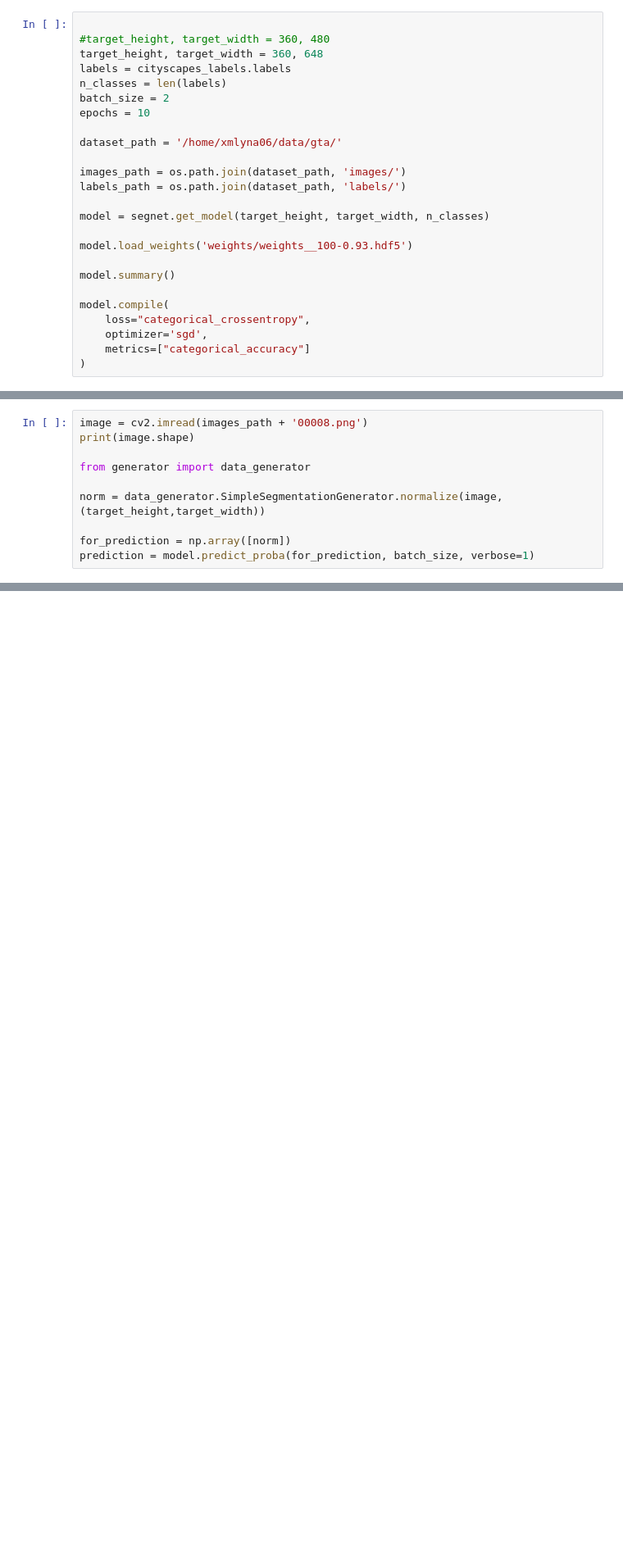
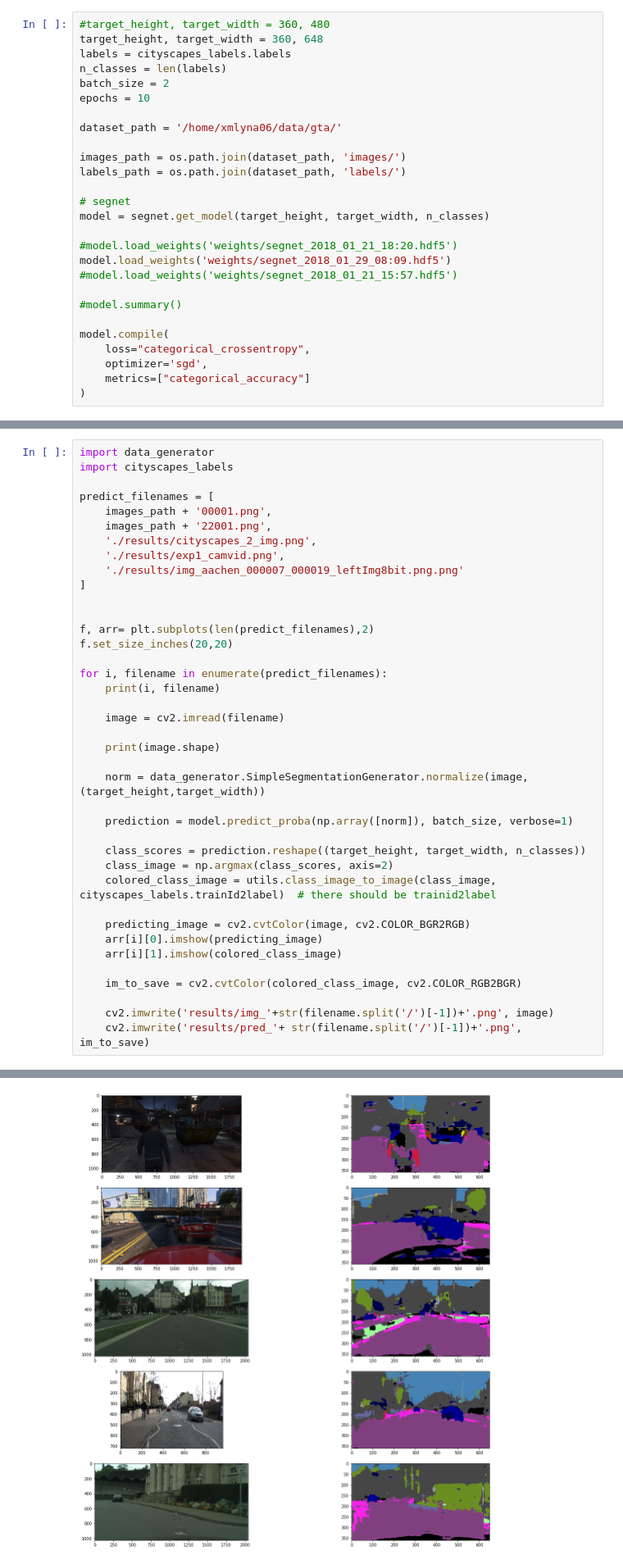
Before and after one commit to mlykotom/video-segmentation, a Jupyter notebook: vizualize.ipynb, the cells around one changed output, grey strips where cells are left out. Shown at 82% size. Saved outputs shown, nothing was run; the diff lists cells and outputs as text; blank space fills up the shorter version.

Commit message:
Some results on segnet

```diff
--- a/vizualize.ipynb
+++ b/vizualize.ipynb
@@ -37,6 +38,5 @@ Sat Jan 20 18:31:27 2018
 +-----------------------------------------------------------------------------+
 # %%
-
 #target_height, target_width = 360, 480
 target_height, target_width = 360, 648
 labels = cityscapes_labels.labels
@@ -49,11 +49,14 @@ dataset_path = '/home/xmlyna06/data/gta/'
 images_path = os.path.join(dataset_path, 'images/')
 labels_path = os.path.join(dataset_path, 'labels/')
 
+# segnet
 model = segnet.get_model(target_height, target_width, n_classes)
 
-model.load_weights('weights/weights__100-0.93.hdf5')
+#model.load_weights('weights/segnet_2018_01_21_18:20.hdf5')
+model.load_weights('weights/segnet_2018_01_29_08:09.hdf5')
+#model.load_weights('weights/segnet_2018_01_21_15:57.hdf5')
 
-model.summary()
+#model.summary()
 
 model.compile(
     loss="categorical_crossentropy",
@@ -81,10 +65,0 @@ _________________________________________________________________
-# %%
-image = cv2.imread(images_path + '00008.png')
-print(image.shape)
-
-from generator import data_generator
-
-norm = data_generator.SimpleSegmentationGenerator.normalize(image, (target_height,target_width))
-
-for_prediction = np.array([norm])
-prediction = model.predict_proba(for_prediction, batch_size, verbose=1)
@@ -114,0 +66,40 @@ arr[1].imshow(colored_class_image)
+# %%
+import data_generator
+import cityscapes_labels
+
+predict_filenames = [
+    images_path + '00001.png',
+    images_path + '22001.png',
+    './results/cityscapes_2_img.png',
+    './results/exp1_camvid.png',
+    './results/img_aachen_000007_000019_leftImg8bit.png.png'
+]
+
+
+f, arr= plt.subplots(len(predict_filenames),2)
+f.set_size_inches(20,20)
+
+for i, filename in enumerate(predict_filenames):
+    print(i, filename)
+
+    image = cv2.imread(filename)
+
+    print(image.shape)
+
+    norm = data_generator.SimpleSegmentationGenerator.normalize(image, (target_height,target_width))
+
+    prediction = model.predict_proba(np.array([norm]), batch_size, verbose=1)
+
+    class_scores = prediction.reshape((target_height, target_width, n_classes))
+    class_image = np.argmax(class_scores, axis=2)
+    colored_class_image = utils.class_image_to_image(class_image, cityscapes_labels.trainId2label)  # there should be trainid2label
+
+    predicting_image = cv2.cvtColor(image, cv2.COLOR_BGR2RGB)
+    arr[i][0].imshow(predicting_image)
+    arr[i][1].imshow(colored_class_image)
+
+    im_to_save = cv2.cvtColor(colored_class_image, cv2.COLOR_RGB2BGR)
+
+    cv2.imwrite('results/img_'+str(filename.split('/')[-1])+'.png', image)
+    cv2.imwrite('results/pred_'+ str(filename.split('/')[-1])+'.png', im_to_save)
+# %% [output]
@@ -114,0 +121 @@ arr[1].imshow(colored_class_image)
+[figure, added]
```
Also changed, not shown: parts of 11 cells of this notebook, 49 other files.
